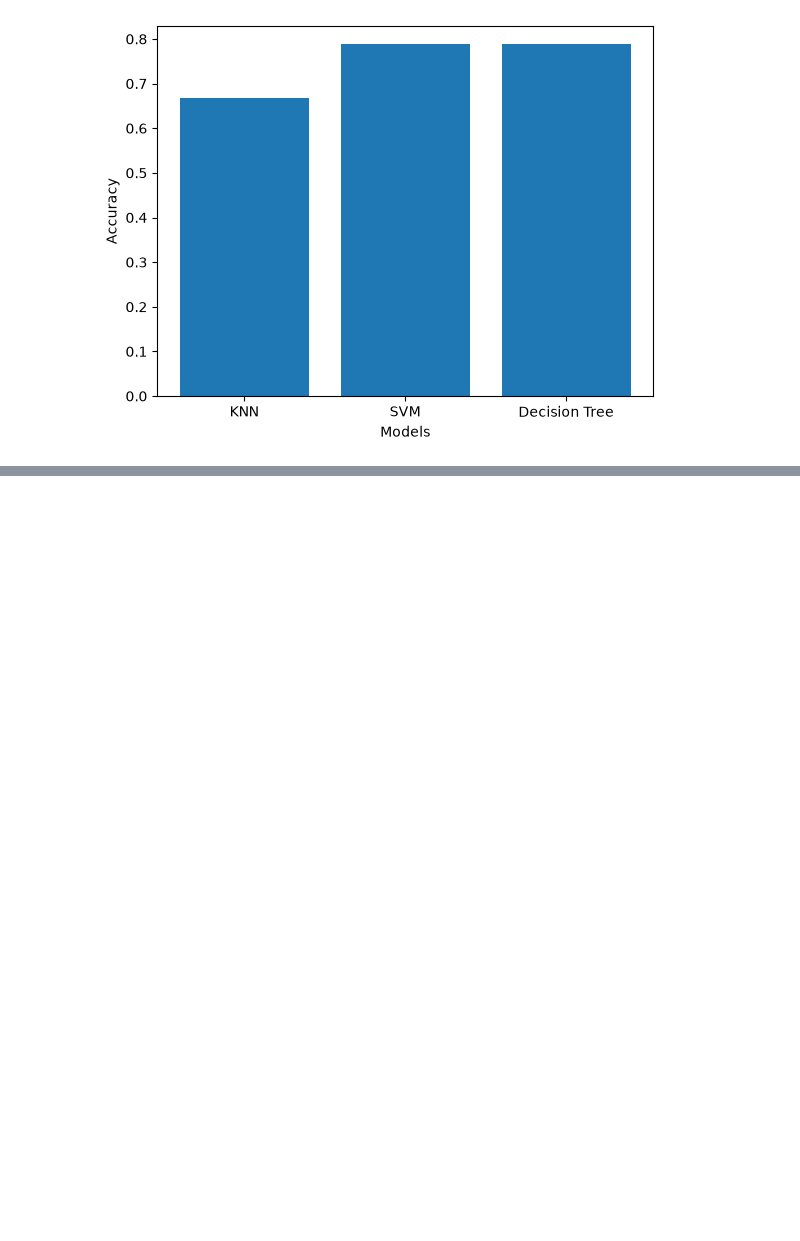
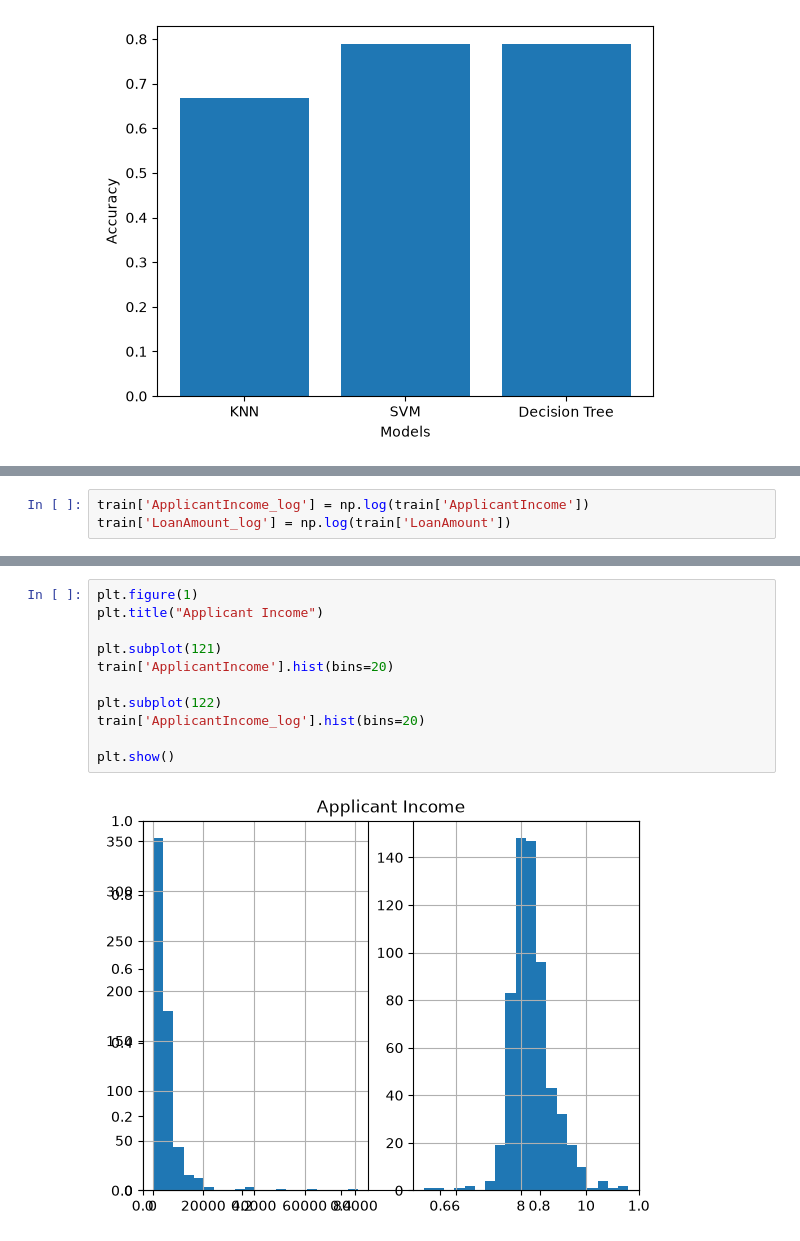
Before and after one commit to revanth01-code/ML-Loan-prediction-, a Jupyter notebook: m.ipynb, the cells around one changed output, grey strips where cells are left out. Saved outputs shown, nothing was run; the diff lists cells and outputs as text; blank space fills up the shorter version.

```diff
--- a/m.ipynb
+++ b/m.ipynb
@@ -884,0 +897,3 @@ plt.show()
+# %%
+train['ApplicantIncome_log'] = np.log(train['ApplicantIncome'])
+train['LoanAmount_log'] = np.log(train['LoanAmount'])
@@ -884,0 +910,13 @@ plt.show()
+# %%
+plt.figure(1)
+plt.title("Applicant Income")
+
+plt.subplot(121)
+train['ApplicantIncome'].hist(bins=20)
+
+plt.subplot(122)
+train['ApplicantIncome_log'].hist(bins=20)
+
+plt.show()
+# %% [output]
+[figure, added]
```
Also changed, not shown: parts of 23 cells of this notebook, 1 other file.
